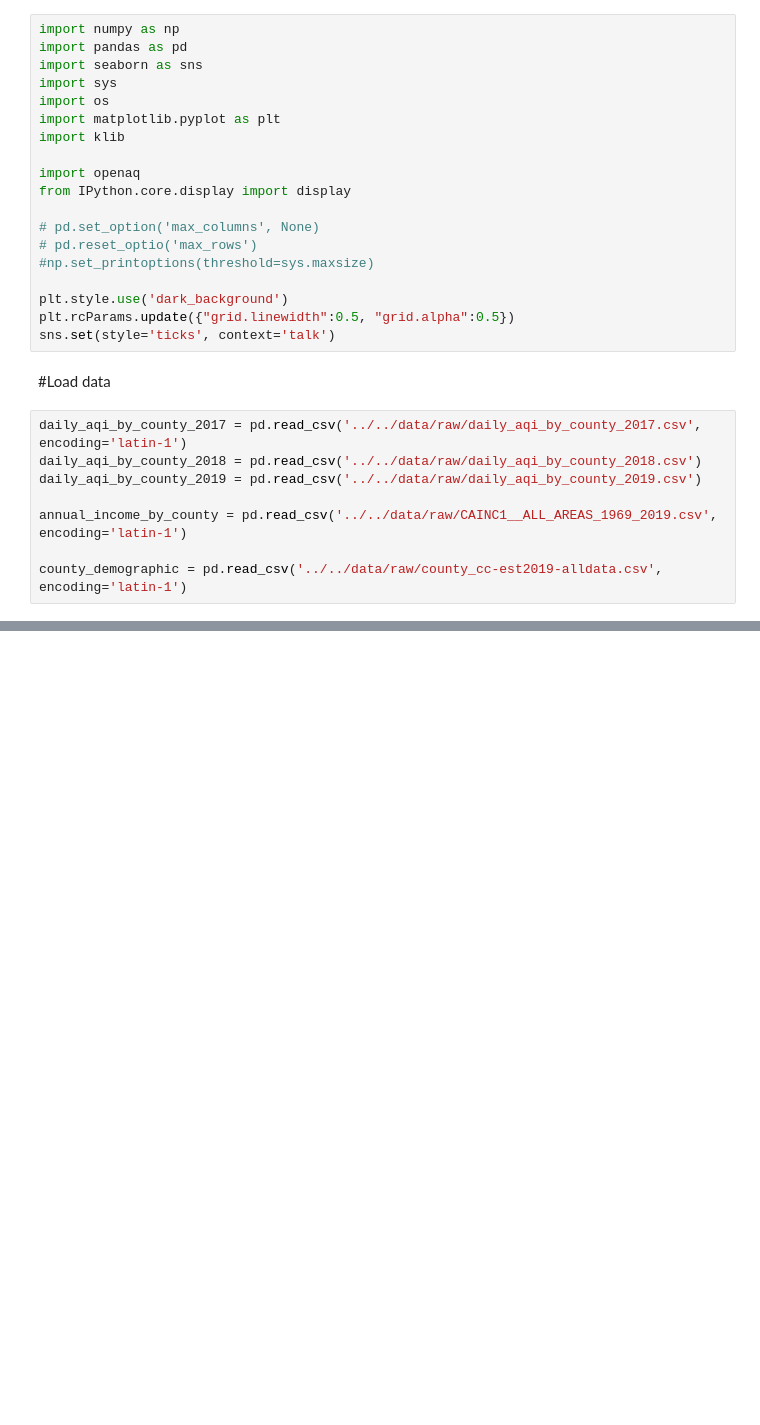
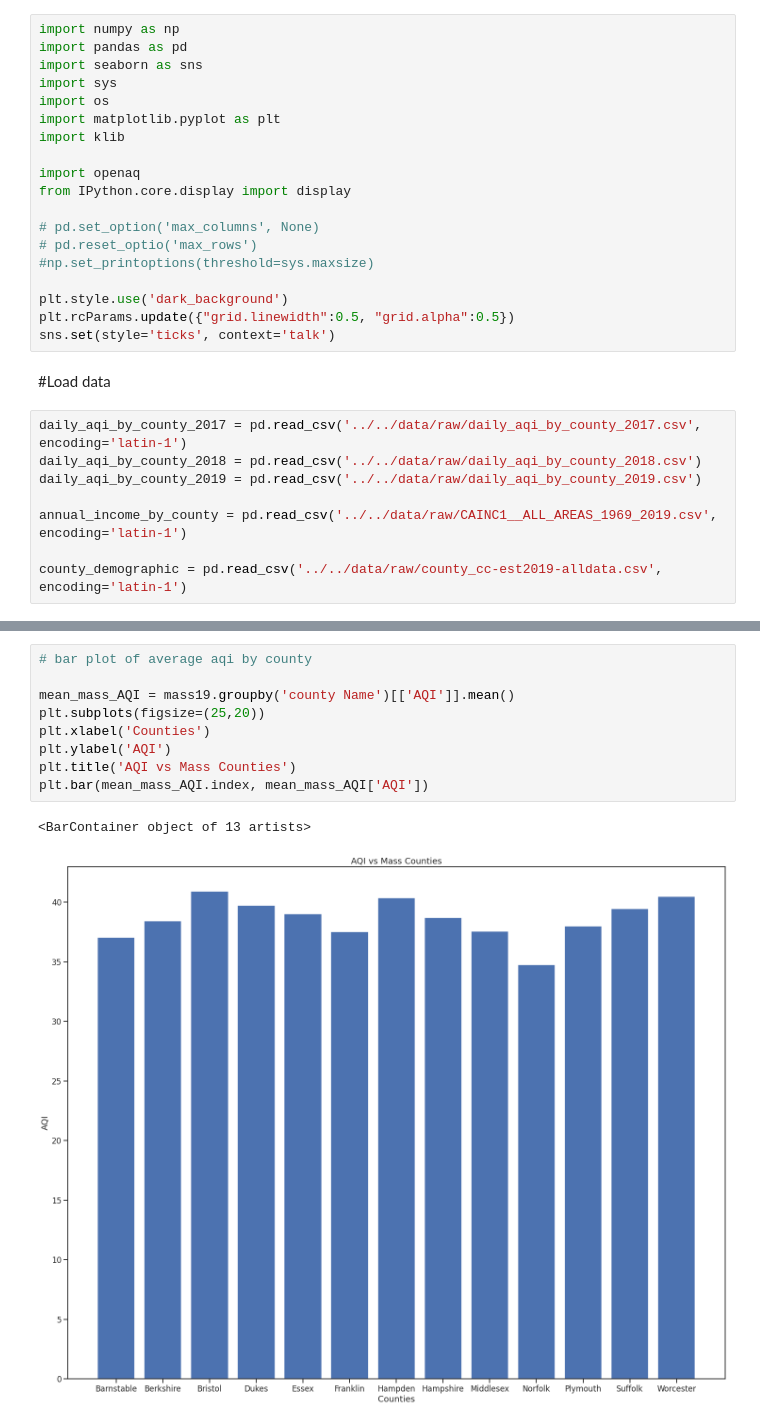
Before and after one commit to willkchan/Pollution-Forecast, a Jupyter notebook: src/preparation/Data_Wrangling2.ipynb, the cells around one changed output, grey strips where cells are left out. Cells and saved outputs as stored; diff of their text form; blank space fills up the shorter version.

```diff
--- a/src/preparation/Data_Wrangling2.ipynb
+++ b/src/preparation/Data_Wrangling2.ipynb
@@ -120,0 +101,12 @@ mass.plot(kind='bar', x='county Name', y='AQI')
+# %%
+# bar plot of average aqi by county
+
+mean_mass_AQI = mass19.groupby('county Name')[['AQI']].mean()
+plt.subplots(figsize=(25,20))
+plt.xlabel('Counties')
+plt.ylabel('AQI')
+plt.title('AQI vs Mass Counties')
+plt.bar(mean_mass_AQI.index, mean_mass_AQI['AQI'])
+# %% [output]
+<BarContainer object of 13 artists>
+[figure, added]
```
Also changed, not shown: parts of 9 cells of this notebook.
